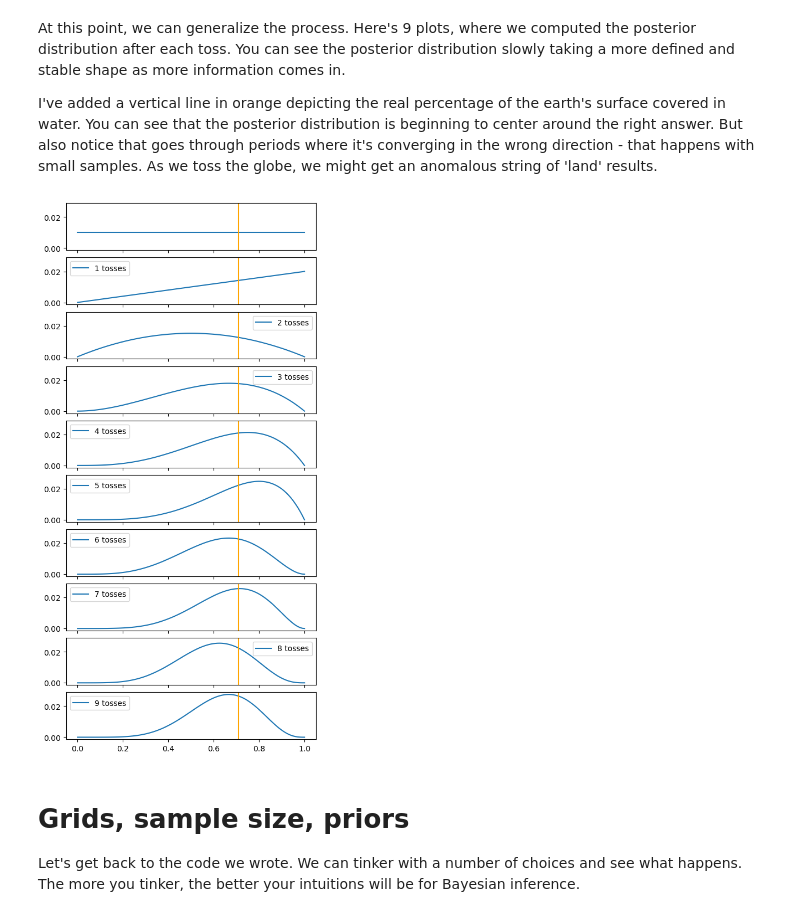
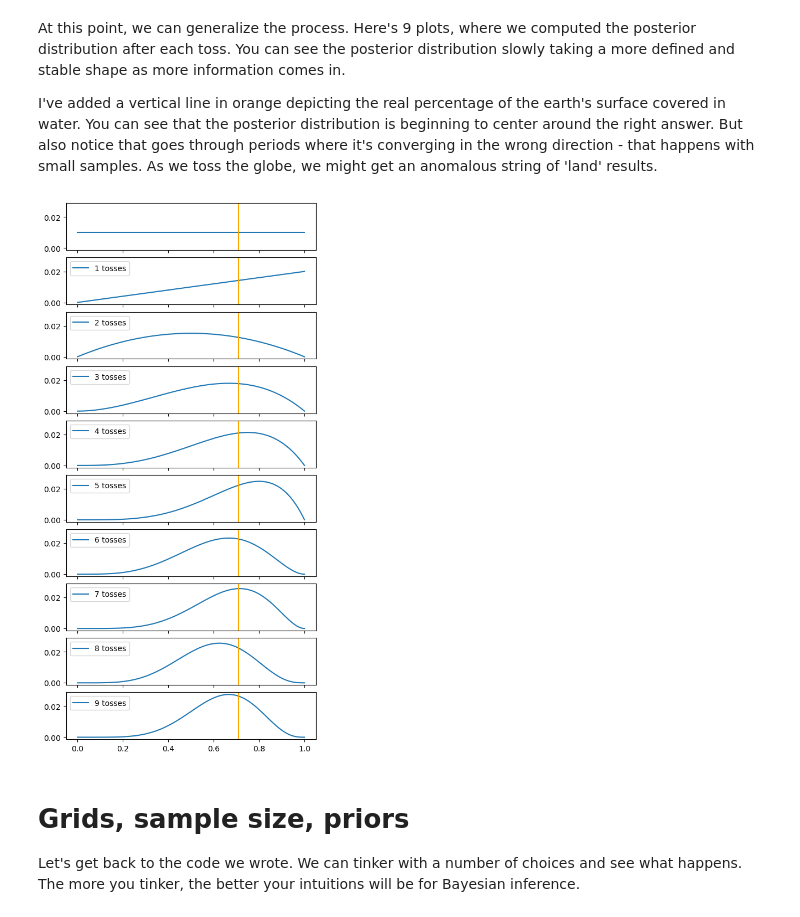
Before and after one commit to daniel-saunders-phil/cogs-303, a Jupyter notebook: lectures/Lecture 9 - The Grid Approximation Algorithm.ipynb, the cells around one changed output. Saved outputs shown, nothing was run; the diff lists cells and outputs as text; code cells hidden in the pictures.

```diff
--- a/lectures/Lecture 9 - The Grid Approximation Algorithm.ipynb
+++ b/lectures/Lecture 9 - The Grid Approximation Algorithm.ipynb
@@ -310,34 +310,34 @@ I've added a vertical line in orange depicting the real percentage of the earth'
 # %%
 # All together now
 
 import numpy as np
 import matplotlib.pyplot as plt
 from scipy import stats
 
 k = [1,1,2,3,4,4,5,5,6]
 n = [1,2,3,4,5,6,7,8,9]
 
 f, ax = plt.subplots(len(k)+1,sharex=True,sharey=True, figsize=(5, 10), constrained_layout=True)
 
 grain = 100 # 100 hypotheses
 p_grid = np.linspace(0,1,grain)
 prior_distribution = [1/grain] * grain
 
 ax[0].plot(p_grid, prior_distribution)
 ax[0].axvline(x=0.71,color="orange")
 
 for i in range(len(k)):
     likelihoods = stats.binom.pmf(k[i], n[i], p=p_grid)
     posterior = likelihoods * prior_distribution
     posterior = posterior / sum(posterior)
     ax[i+1].plot(p_grid,posterior,label=(str(i+1) + " tosses"))
-    ax[i+1].legend()
+    ax[i+1].legend(loc='upper left')
     ax[i+1].axvline(x=0.71,color="orange")
 
 
 plt.show()
 # %% [output]
-[figure, old version]
+[figure, new version]
 # %% [markdown]
 # Grids, sample size, priors
 
```
Also changed, not shown: parts of 9 cells of this notebook, 11 other files.
